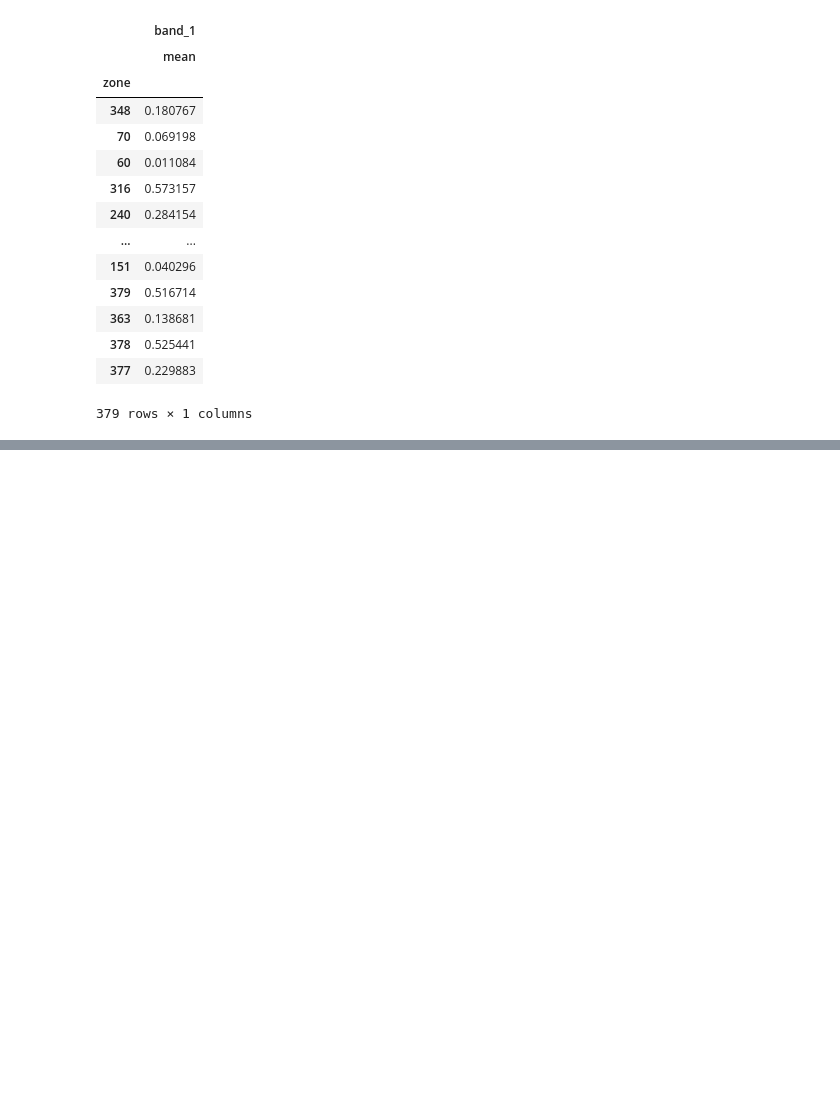
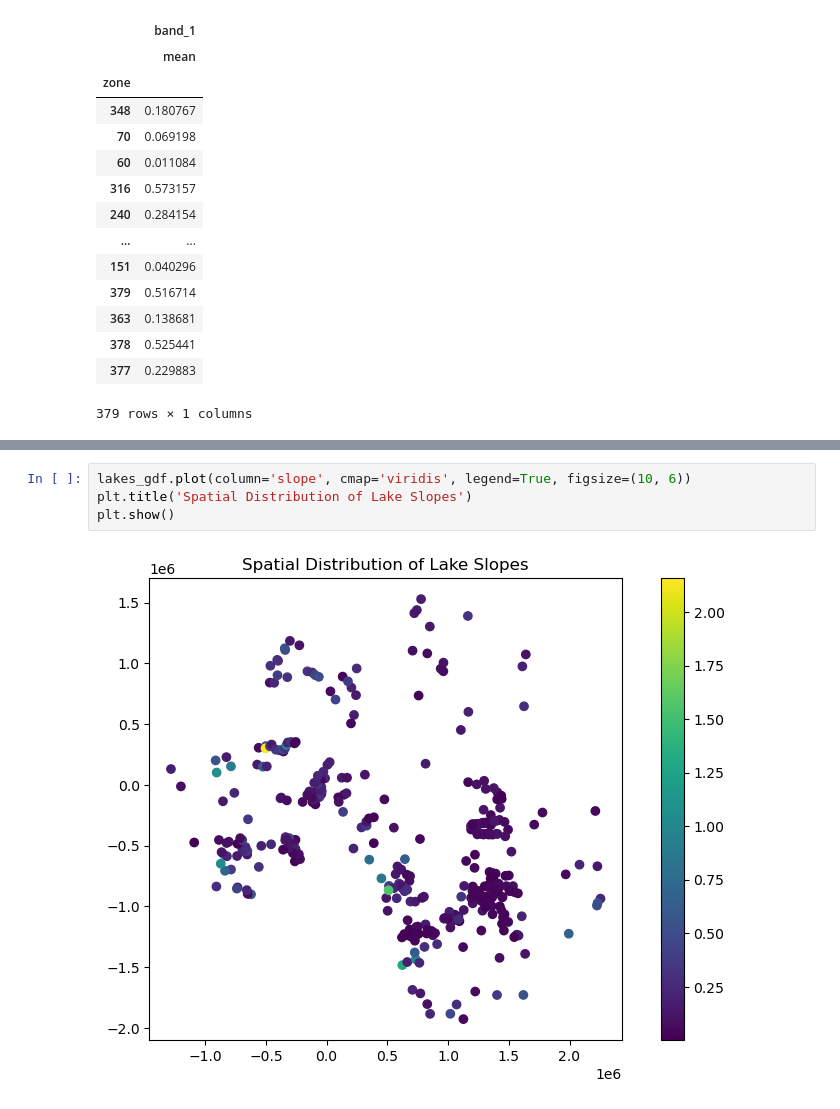
Before and after one commit to Chigiriq/GIS_p4, a Jupyter notebook: using_rstools.ipynb, the cells around one changed output, grey strips where cells are left out. Cells and saved outputs as stored; diff of their text form; blank space fills up the shorter version.

```diff
--- a/using_rstools.ipynb
+++ b/using_rstools.ipynb
@@ -296,0 +342,6 @@ stats.compute()
+# %%
+lakes_gdf.plot(column='slope', cmap='viridis', legend=True, figsize=(10, 6))
+plt.title('Spatial Distribution of Lake Slopes')
+plt.show()
+# %% [output]
+[figure, added]
```
Also changed, not shown: parts of 38 cells of this notebook, 3 other files.
